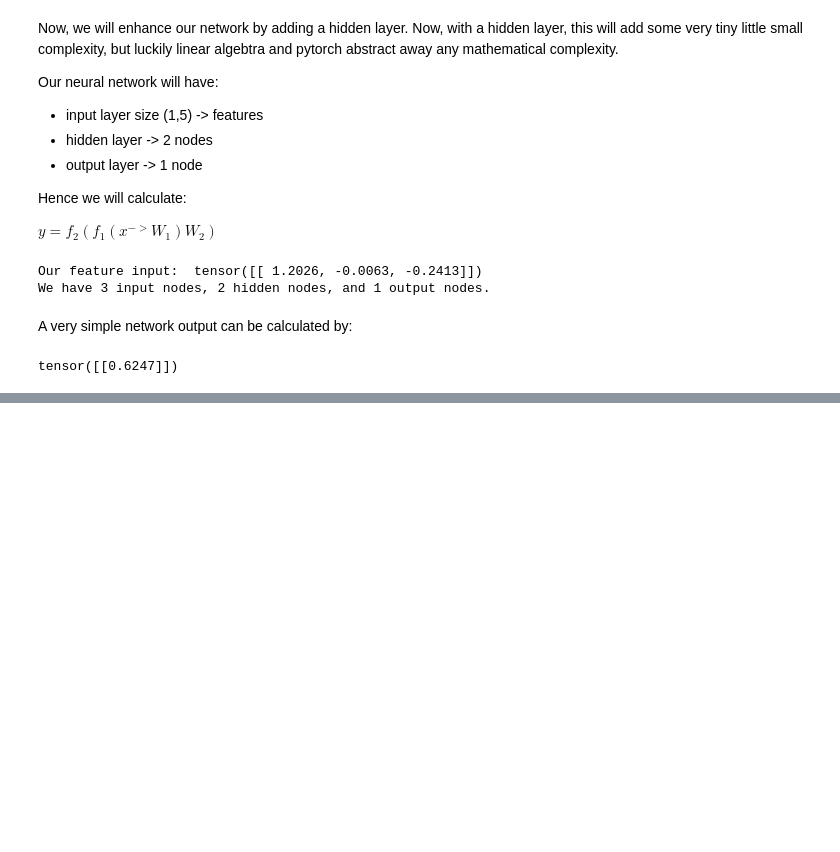
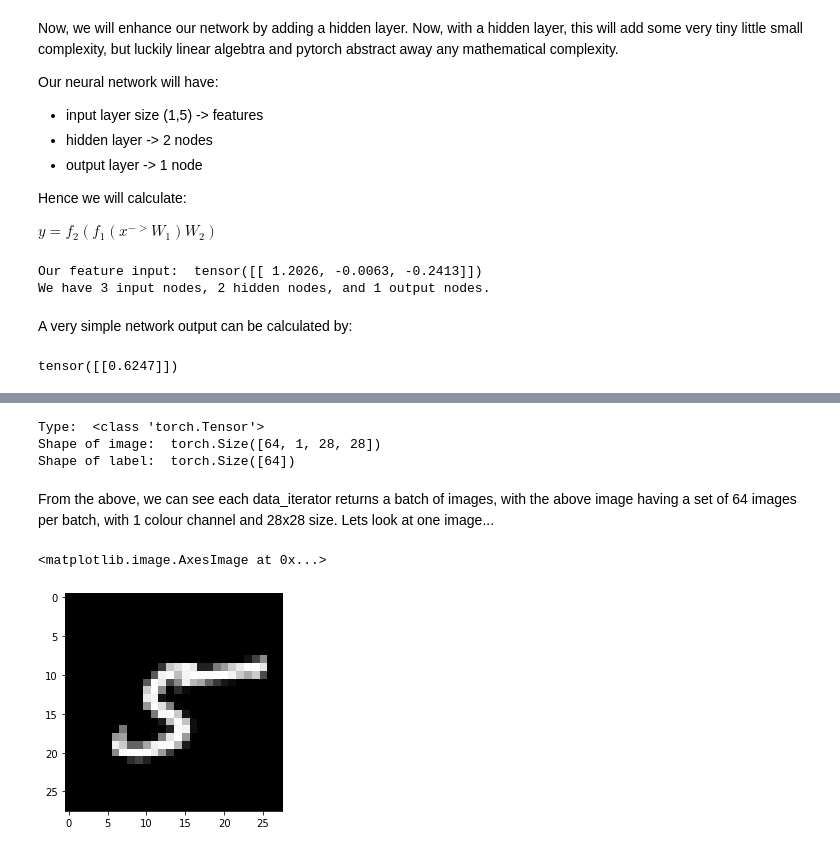
Before and after one commit to abditimer/abdis_machine_learning_handbook, a Jupyter notebook: abdis_machine_learning_handbook/4_dl_basics/pytorch_intro.ipynb, the cells around one changed output, grey strips where cells are left out. Drawn from its saved outputs; the diff is of its cells as text; code cells hidden in the pictures; blank space fills up the shorter version.

Commit message:
pytorch implementation added

```diff
--- a/abdis_machine_learning_handbook/4_dl_basics/pytorch_intro.ipynb
+++ b/abdis_machine_learning_handbook/4_dl_basics/pytorch_intro.ipynb
@@ -115,0 +116,12 @@ import matplotlib.pyplot as plt
+# %%
+from torchvision import datasets, transforms
+
+transform = transforms.Compose(
+    [
+        transforms.ToTensor(),
+        transforms.Normalize((0.5,), (0.5))
+    ]
+)
+
+trainset = datasets.MNIST('~/.pytorch/MNIST_data/', download=True, train=True, transform=transform)
+trainloader = torch.utils.data.DataLoader(trainset, batch_size=64, shuffle=True)
@@ -115,0 +152,20 @@ import matplotlib.pyplot as plt
+# %%
+data_iterator = iter(trainloader)
+images, labels = data_iterator.next()
+print('Type: ', type(images))
+print('Shape of image: ', images.shape)
+print('Shape of label: ', labels.shape)
+# %% [output]
+Type:  <class 'torch.Tensor'>
+Shape of image:  torch.Size([64, 1, 28, 28])
+Shape of label:  torch.Size([64])
+# %% [markdown]
+From the above, we can see each data_iterator returns a batch of images, with the above image having a set of 64 images per batch, with 1 colour channel and 28x28 size. Lets look at one image...
+# %%
+plt.imshow(
+    images[1].numpy().squeeze(),
+    cmap='Greys_r'
+)
+# %% [output]
+<matplotlib.image.AxesImage at 0x...>
+[figure, added]
```
Also changed, not shown: parts of 41 cells of this notebook, 1 other file.
